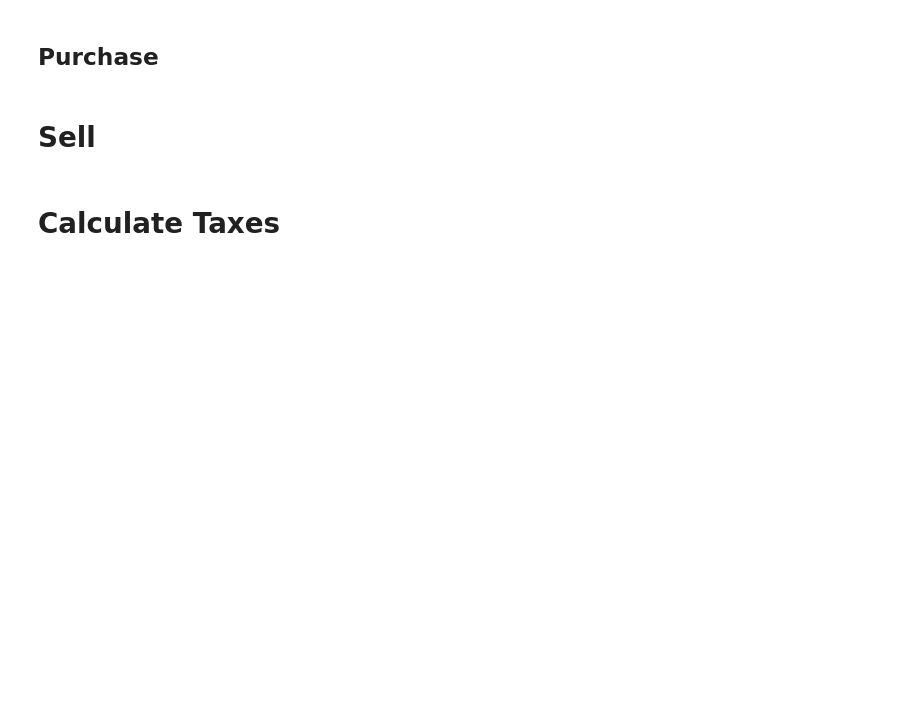
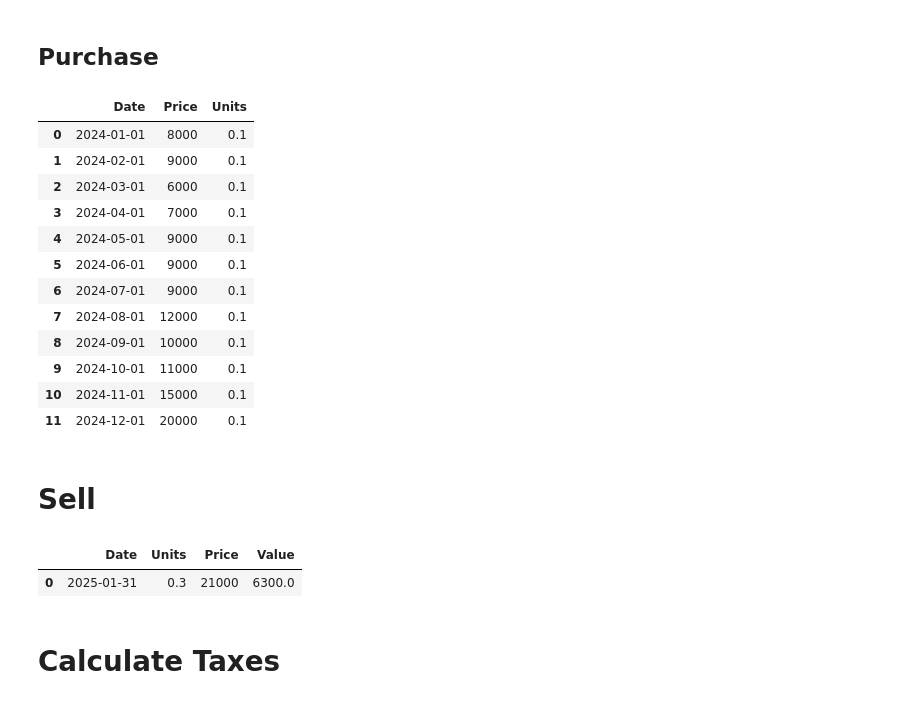
Before and after one commit to FedericoGentile/capital-gains-tax-calculator, a Jupyter notebook: tax_calculator_simulator.ipynb, the cells around one changed output. Saved outputs shown, nothing was run; the diff lists cells and outputs as text; code cells hidden in the pictures; blank space fills up the shorter version.

```diff
--- a/tax_calculator_simulator.ipynb
+++ b/tax_calculator_simulator.ipynb
@@ -135,24 +135,60 @@ def upload_balance(df_balance, df_balance_temp, total_units_to_sell):
 ## Purchase
 # %%
 # Data provided by the user
+#data = {
+#    "Date": ["01/09/2023", "02/10/2023", "03/11/2023", "02/12/2023", "02/01/2024", "01/02/2024",
+#             "01/03/2024", "02/04/2024", "02/05/2024", "03/06/2024", "01/07/2024", "01/08/2024",
+#             "01/09/2024", "15/09/2024", "15/10/2024"],
+#    "Price": [78.85, 77.04, 75.60, 79.79, 82.15, 84.99, 88.59, 90.63, 88.87, 91.82, 94.32, 95.27, 95.55, 94.70, 99.76],
+#    "Units": [3.152, 3.225, 13.207, 12.514, 12.154, 11.749, 11.271, 11.017, 11.236, 10.875, 10.586, 10.481, 10.450, 10.544, 10.009]
+#}
 data = {
-    "Date": ["01/09/2023", "02/10/2023", "03/11/2023", "02/12/2023", "02/01/2024", "01/02/2024",
-             "01/03/2024", "02/04/2024", "02/05/2024", "03/06/2024", "01/07/2024", "01/08/2024",
-             "01/09/2024", "15/09/2024", "15/10/2024"],
-    "Price": [78.85, 77.04, 75.60, 79.79, 82.15, 84.99, 88.59, 90.63, 88.87, 91.82, 94.32, 95.27, 95.55, 94.70, 99.76],
-    "Units": [3.152, 3.225, 13.207, 12.514, 12.154, 11.749, 11.271, 11.017, 11.236, 10.875, 10.586, 10.481, 10.450, 10.544, 10.009]
+    "Date": [
+        "01/01/2024", "01/02/2024", "01/03/2024", "01/04/2024", "01/05/2024",
+        "01/06/2024", "01/07/2024", "01/08/2024", "01/09/2024", "01/10/2024",
+        "01/11/2024", "01/12/2024"
+    ],
+    "Price": [
+        8000, 9000, 6000, 7000, 9000,
+        9000, 9000, 12000, 10000, 11000,
+        15000, 20000
+    ],
+    "Units": [0.1] * 12  # Setting all Units to 0.1 for each month
 }
+
 
 # Creating DataFrame
 df_purchase = pd.DataFrame(data)
 df_purchase['Date'] = pd.to_datetime(df_purchase['Date'], format='%d/%m/%Y')
+df_purchase
+# %% [output]
+|  | Date | Price | Units |
+| 0 | 2024-01-01 | 8000 | 0.1 |
+| 1 | 2024-02-01 | 9000 | 0.1 |
+| 2 | 2024-03-01 | 6000 | 0.1 |
+| 3 | 2024-04-01 | 7000 | 0.1 |
+| 4 | 2024-05-01 | 9000 | 0.1 |
+| 5 | 2024-06-01 | 9000 | 0.1 |
+| 6 | 2024-07-01 | 9000 | 0.1 |
+| 7 | 2024-08-01 | 12000 | 0.1 |
+| 8 | 2024-09-01 | 10000 | 0.1 |
+| 9 | 2024-10-01 | 11000 | 0.1 |
+| 10 | 2024-11-01 | 15000 | 0.1 |
+| 11 | 2024-12-01 | 20000 | 0.1 |
 # %% [markdown]
 # Sell
 # %%
-df_sales_orig = pd.DataFrame({'Date':[datetime(2024,10,16), datetime(2024,10,17)],
-                         'Units': [100, 52],
-                         "Price": [120, 100]})
+#df_sales_orig = pd.DataFrame({'Date':[datetime(2024,10,16), datetime(2024,10,17)],
+#                         'Units': [100, 52],
+#                         "Price": [120, 100]})
+df_sales_orig = pd.DataFrame({'Date':[datetime(2025,1,31)],
+                              'Units': [0.3],
+                              "Price": [21000]})
 df_sales_orig['Value'] = df_sales_orig['Units']*df_sales_orig['Price']
+df_sales_orig
+# %% [output]
+|  | Date | Units | Price | Value |
+| 0 | 2025-01-31 | 0.3 | 21000 | 6300.0 |
 # %% [markdown]
 # Calculate Taxes
 # %%
```
Also changed, not shown: parts of 4 cells of this notebook.
